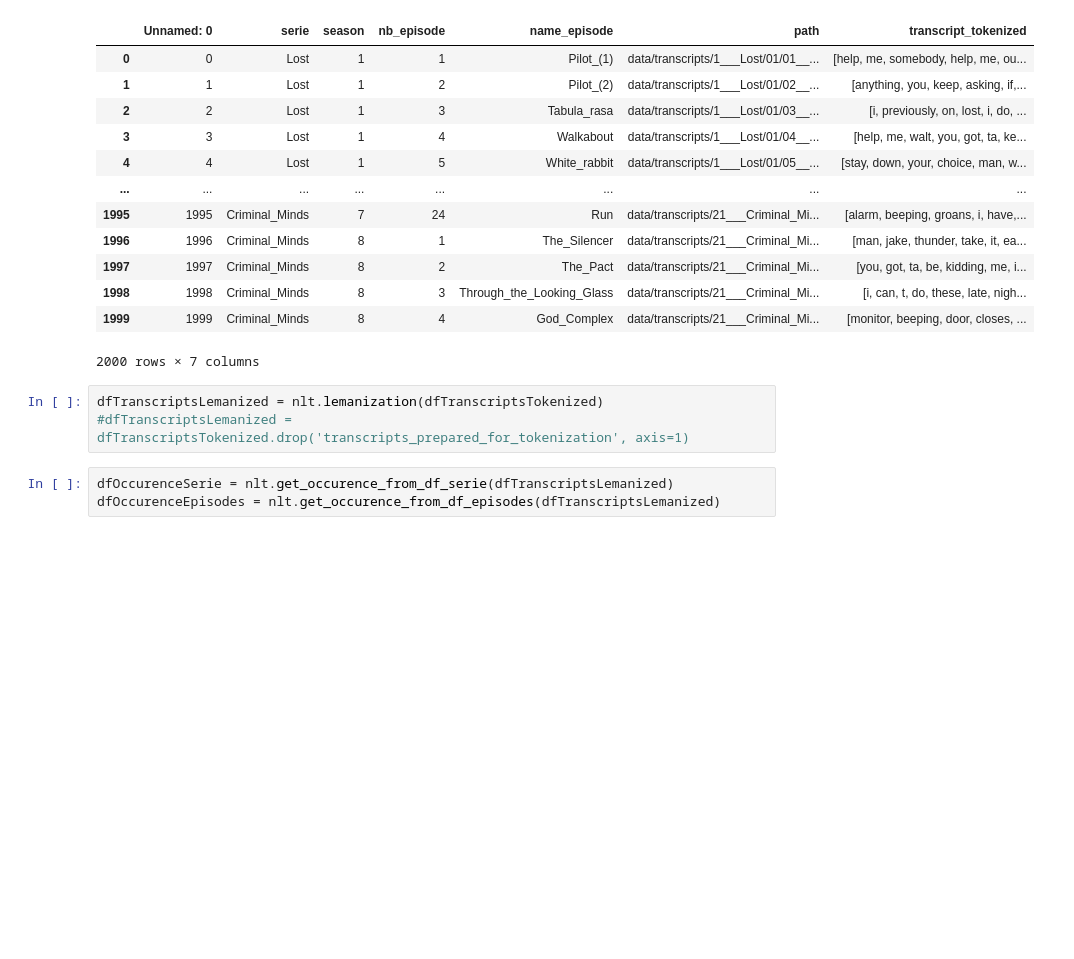
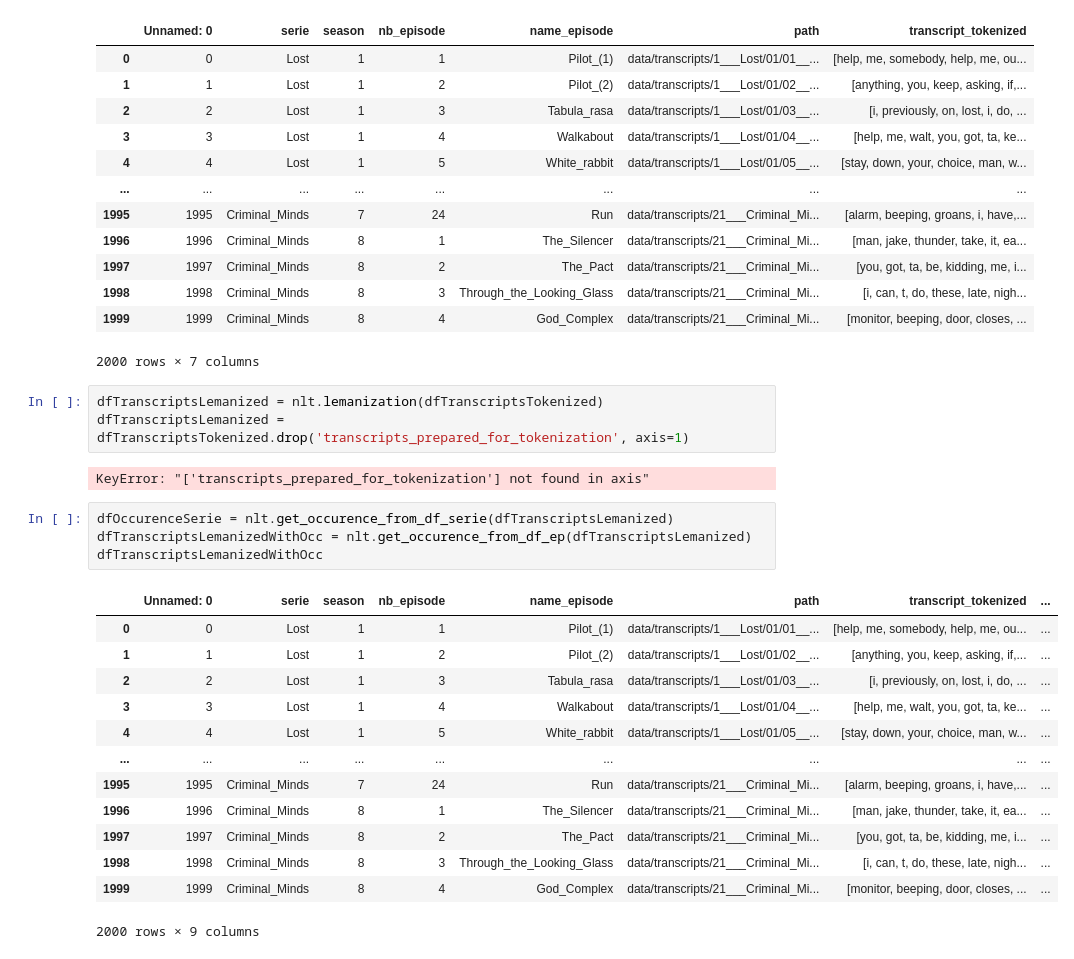
Before and after one commit to baptisteauduge/movies-recommendation-and-subtitles-analysis, a Jupyter notebook: prepare_data.ipynb, the cells around one changed output. Saved outputs shown, nothing was run; the diff lists cells and outputs as text; blank space fills up the shorter version.

```diff
--- a/prepare_data.ipynb
+++ b/prepare_data.ipynb
@@ -133,7 +121,24 @@ See the caveats in the documentation: https://pandas.pydata.org/pandas-docs/stab
 2000 rows × 7 columns
 # %%
 dfTranscriptsLemanized = nlt.lemanization(dfTranscriptsTokenized)
-#dfTranscriptsLemanized = dfTranscriptsTokenized.drop('transcripts_prepared_for_tokenization', axis=1)
+dfTranscriptsLemanized = dfTranscriptsTokenized.drop('transcripts_prepared_for_tokenization', axis=1)
+# %% [output]
+KeyError: "['transcripts_prepared_for_tokenization'] not found in axis"
 # %%
 dfOccurenceSerie = nlt.get_occurence_from_df_serie(dfTranscriptsLemanized)
-dfOccurenceEpisodes = nlt.get_occurence_from_df_episodes(dfTranscriptsLemanized)
+dfTranscriptsLemanizedWithOcc = nlt.get_occurence_from_df_ep(dfTranscriptsLemanized)
+dfTranscriptsLemanizedWithOcc
+# %% [output]
+|  | Unnamed: 0 | serie | season | nb_episode | name_episode | path | transcript_tokenized | ... |
+| 0 | 0 | Lost | 1 | 1 | Pilot_(1) | data/transcripts/1___Lost/01/01__... | [help, me, somebody, help, me, ou... | ... |
+| 1 | 1 | Lost | 1 | 2 | Pilot_(2) | data/transcripts/1___Lost/01/02__... | [anything, you, keep, asking, if,... | ... |
+| 2 | 2 | Lost | 1 | 3 | Tabula_rasa | data/transcripts/1___Lost/01/03__... | [i, previously, on, lost, i, do, ... | ... |
+| 3 | 3 | Lost | 1 | 4 | Walkabout | data/transcripts/1___Lost/01/04__... | [help, me, walt, you, got, ta, ke... | ... |
+| 4 | 4 | Lost | 1 | 5 | White_rabbit | data/transcripts/1___Lost/01/05__... | [stay, down, your, choice, man, w... | ... |
+| ... | ... | ... | ... | ... | ... | ... | ... | ... |
+| 1995 | 1995 | Criminal_Minds | 7 | 24 | Run | data/transcripts/21___Criminal_Mi... | [alarm, beeping, groans, i, have,... | ... |
+| 1996 | 1996 | Criminal_Minds | 8 | 1 | The_Silencer | data/transcripts/21___Criminal_Mi... | [man, jake, thunder, take, it, ea... | ... |
+| 1997 | 1997 | Criminal_Minds | 8 | 2 | The_Pact | data/transcripts/21___Criminal_Mi... | [you, got, ta, be, kidding, me, i... | ... |
+| 1998 | 1998 | Criminal_Minds | 8 | 3 | Through_the_Looking_Glass | data/transcripts/21___Criminal_Mi... | [i, can, t, do, these, late, nigh... | ... |
+| 1999 | 1999 | Criminal_Minds | 8 | 4 | God_Complex | data/transcripts/21___Criminal_Mi... | [monitor, beeping, door, closes, ... | ... |
+2000 rows × 9 columns
```
Also changed, not shown: parts of 13 cells of this notebook, 1 other file.
